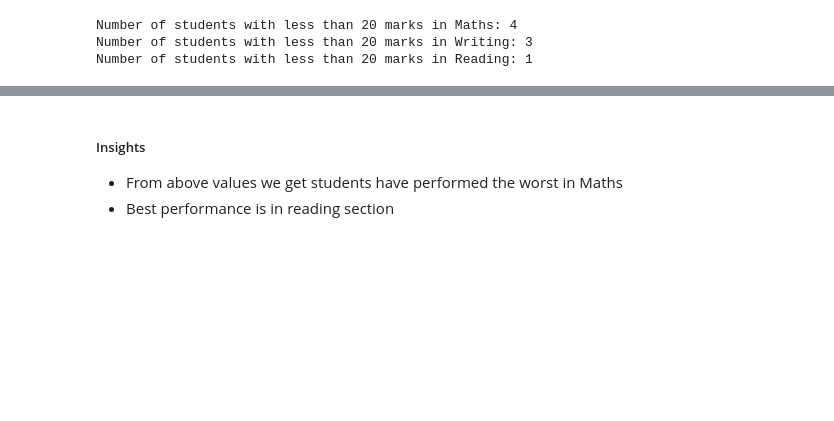
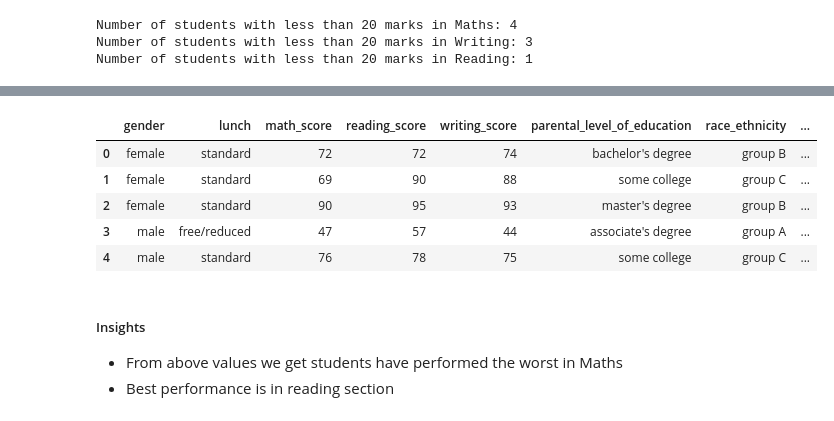
Before and after one commit to niru17/ML-project, a Jupyter notebook: notebook/EDA Student Performance.ipynb, the cells around one changed output, grey strips where cells are left out. Saved outputs shown, nothing was run; the diff lists cells and outputs as text; code cells hidden in the pictures; blank space fills up the shorter version.

```diff
--- a/notebook/EDA Student Performance.ipynb
+++ b/notebook/EDA Student Performance.ipynb
@@ -243,0 +290,4 @@ Number of students with less than 20 marks in Reading: 1
+# %%
+df['race_ethnicity']=df['race/ethnicity']
+df.drop(columns=['race/ethnicity'],axis=1,inplace=True)
+df.head()
@@ -243,0 +301,11 @@ Number of students with less than 20 marks in Reading: 1
+# %%
+df['test_preparation_course']=df['test preparation course']
+df.drop(columns=['test preparation course'],axis=1,inplace=True)
+df.head()
+# %% [output]
+|  | gender | lunch | math_score | reading_score | writing_score | parental_level_of_education | race_ethnicity | ... |
+| 0 | female | standard | 72 | 72 | 74 | bachelor's degree | group B | ... |
+| 1 | female | standard | 69 | 90 | 88 | some college | group C | ... |
+| 2 | female | standard | 90 | 95 | 93 | master's degree | group B | ... |
+| 3 | male | free/reduced | 47 | 57 | 44 | associate's degree | group A | ... |
+| 4 | male | standard | 76 | 78 | 75 | some college | group C | ... |
```
Also changed, not shown: parts of 9 cells of this notebook, 8 other files.
